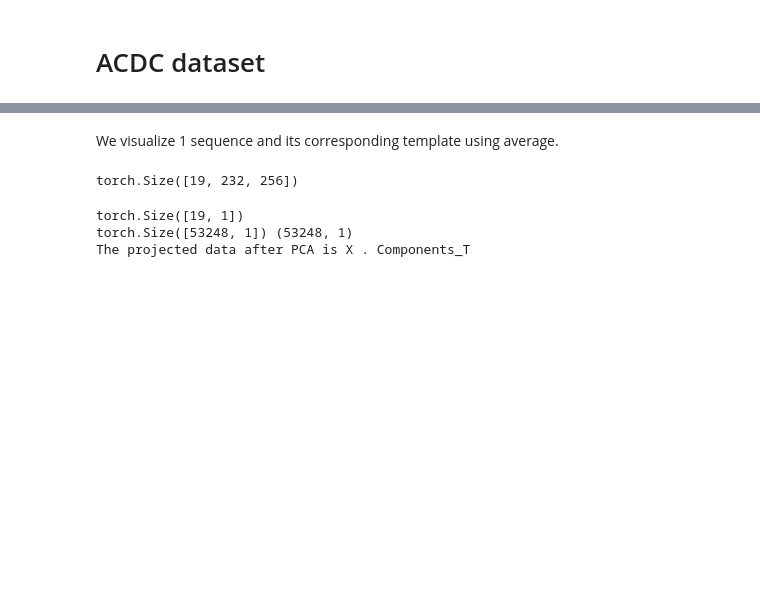
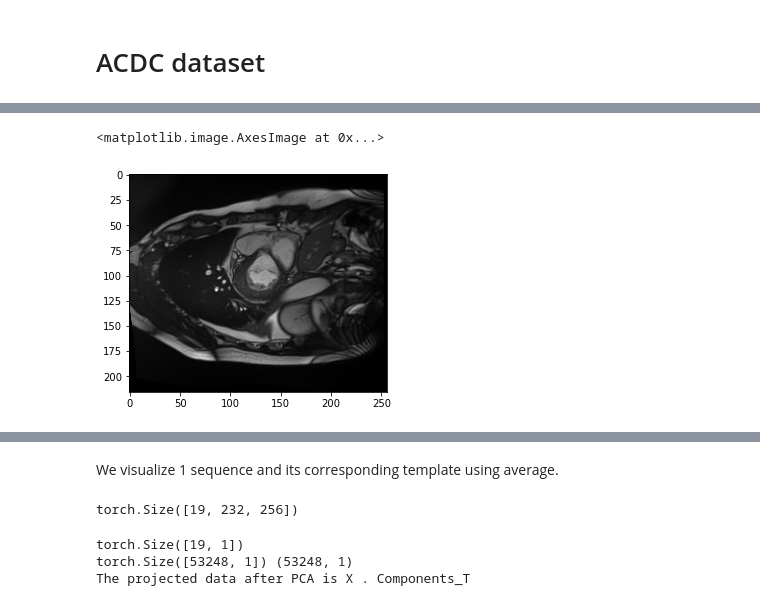
Before and after one commit to ManalHamdi/RAFT, a Jupyter notebook: core/DataVisualisation.ipynb, the cells around one changed output, grey strips where cells are left out. Cells and saved outputs as stored; diff of their text form; code cells hidden in the pictures; blank space fills up the shorter version.

```diff
--- a/core/DataVisualisation.ipynb
+++ b/core/DataVisualisation.ipynb
@@ -2,0 +30,5 @@
+# %%
+plt.imshow(img[18,:,:], cmap="gray")
+# %% [output]
+<matplotlib.image.AxesImage at 0x...>
+[figure, added]
```
Also changed, not shown: parts of 12 cells of this notebook, 6 other files.
